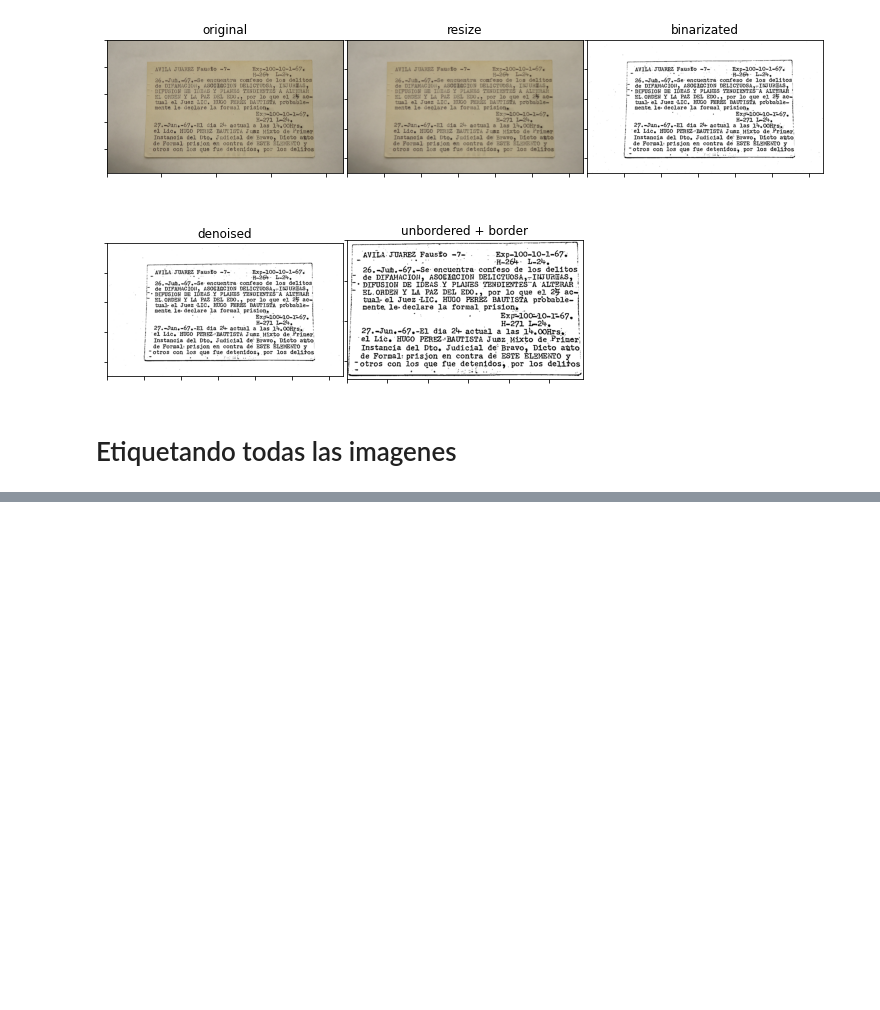
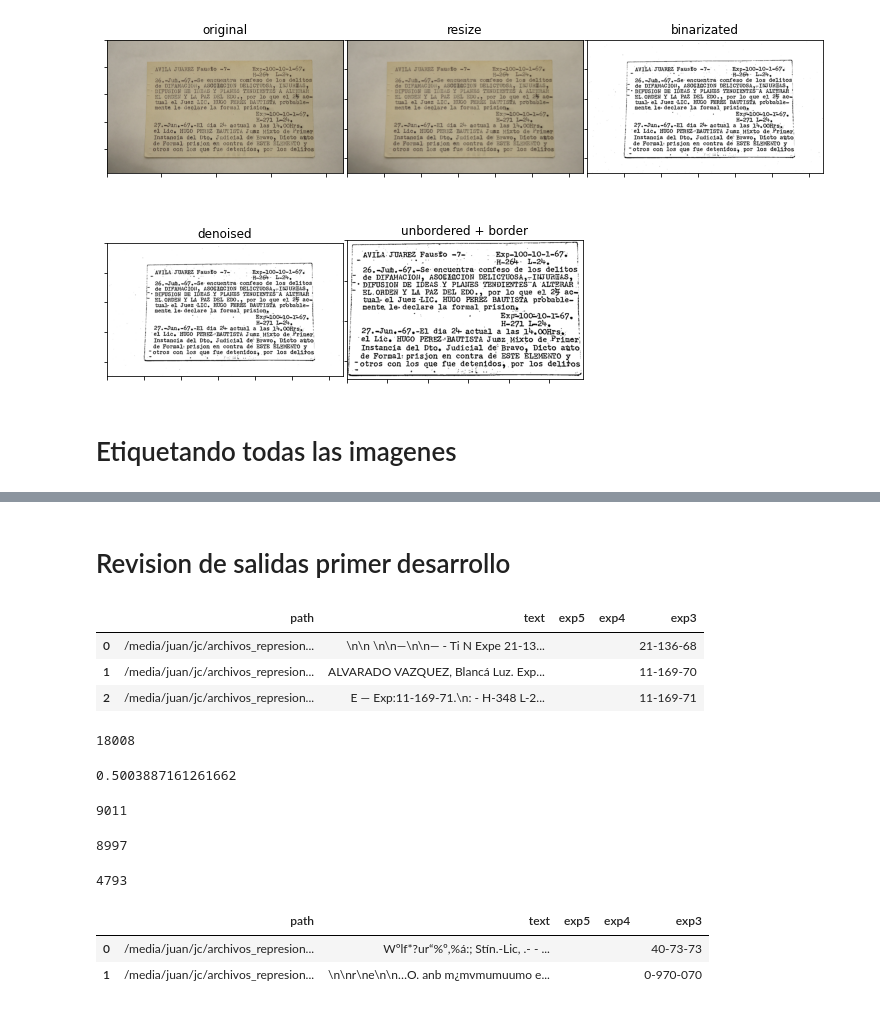
Before and after one commit to datadogmx/archivos_represion_ml, a Jupyter notebook: finding_hype.ipynb, the cells around one changed output, grey strips where cells are left out. Cells and saved outputs as stored; diff of their text form; code cells hidden in the pictures; blank space fills up the shorter version.

```diff
--- a/finding_hype.ipynb
+++ b/finding_hype.ipynb
@@ -245,0 +296,2 @@ i de Formal: prisjon en contra de ESTE ELEMENTO y :
+# %% [markdown]
+# Revision de salidas primer desarrollo
@@ -245,0 +322,27 @@ i de Formal: prisjon en contra de ESTE ELEMENTO y :
+# %%
+exp_dataframe.where((F.col("exp3") != "" ) & (F.col("exp4") == "" )).limit(3).toPandas()
+# %% [output]
+|  | path | text | exp5 | exp4 | exp3 |
+| 0 | /media/juan/jc/archivos_represion... | \n\n \n\n—\n\n— - Ti N Expe 21-13... |  |  | 21-136-68 |
+| 1 | /media/juan/jc/archivos_represion... | ALVARADO VAZQUEZ, Blancá Luz. Exp... |  |  | 11-169-70 |
+| 2 | /media/juan/jc/archivos_represion... | E — Exp:11-169-71.\n: - H-348 L-2... |  |  | 11-169-71 |
+# %%
+exp_dataframe.count()
+# %% [output]
+18008
+# %%
+9011/18008
+# %% [output]
+0.5003887161261662
+# %%
+exp_dataframe.where(F.col("exp3") != "").count()
+# %% [output]
+9011
+# %%
+exp_dataframe.where(F.trim(F.col("exp3")) == "").count()
+# %% [output]
+8997
+# %%
+exp_dataframe.where(F.col("exp4") != "" ).count()
+# %% [output]
+4793
@@ -245,0 +351,6 @@ i de Formal: prisjon en contra de ESTE ELEMENTO y :
+# %%
+exp_dataframe.where(F.col("path").like("%Agustin-36%")).toPandas()
+# %% [output]
+|  | path | text | exp5 | exp4 | exp3 |
+| 0 | /media/juan/jc/archivos_represion... | Wºlf*?ur“%º,%á:; Stín.-Lic, .- - ... |  |  | 40-73-73 |
+| 1 | /media/juan/jc/archivos_represion... | \n\nr\ne\n\n…O. anb m¿mvmumuumo e... |  |  | 0-970-070 |
```
Also changed, not shown: parts of 24 cells of this notebook, 7 other files.
